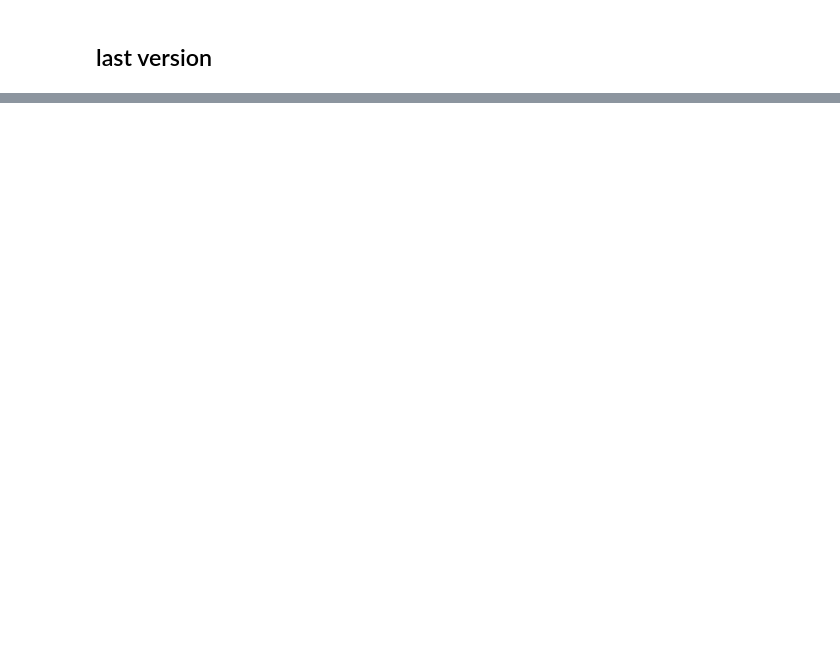
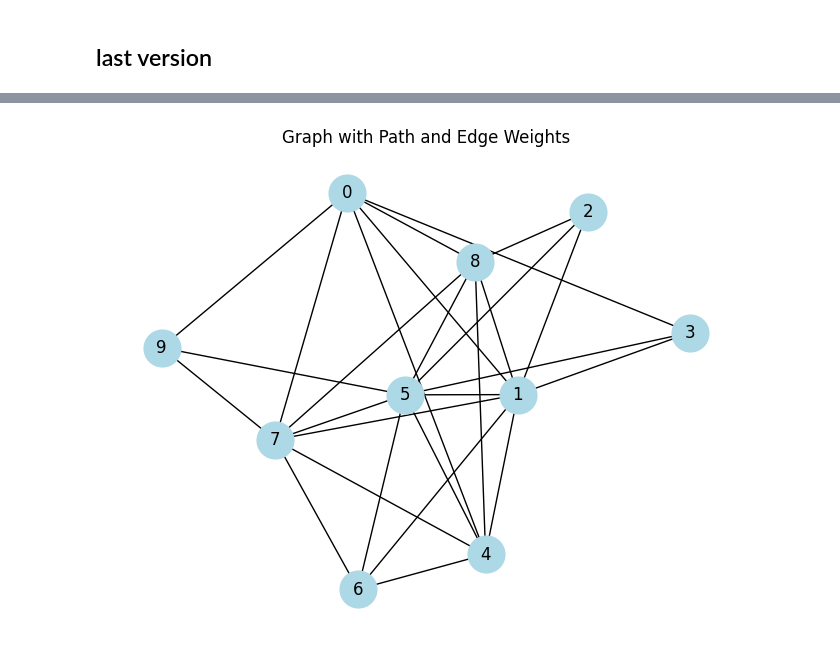
Before and after one commit to eraflo/AlgoAvancee, a Jupyter notebook: algo_fourmis.ipynb, the cells around one changed output, grey strips where cells are left out. Saved outputs shown, nothing was run; the diff lists cells and outputs as text; code cells hidden in the pictures; blank space fills up the shorter version.

Commit message:
algo_fourmis_version_final

```diff
--- a/algo_fourmis.ipynb
+++ b/algo_fourmis.ipynb
@@ -41,14 +42,13 @@ def deliver(D, r):
     """
     D[r[0]][r[1]] = 1
 # %%
-def check_delivery_done(D, R):
+def check_delivery_done(R, D):
     """
     Check if all the deliveries have been done.
     """
-    for i in range(len(D)):
-        for j in range(len(D[i])):
-            if D[i][j] == 1 and (i, j) in R:
-                return False
+    for request in R :
+        if request not in D:
+            return False
     return True
 # %%
 def connexity(A):
@@ -112,39 +112,44 @@ def generate_random_delivery_requests(cities, collect_points):
 # Constants for the ACO algorithm
 NB_FOURMIS = 100  # Number of ants
 NB_ITERATIONS = 100  # Number of iterations
-ALPHA = 2.0  # Influence of pheromones
+ALPHA = 1.0  # Influence of pheromones
 BETA = 2.0  # Influence of the heuristic (inverse of the distance)
 RHO = 0.5  # Pheromone evaporation rate
 Q = 100  # Quantity of pheromones deposited
 
 
-def initialize_pheromones(n, initial_pheromone):
-    return np.full((n, n), initial_pheromone)
+def initialize_pheromones(A,initial_pheromone):
+    n = len(A)
+    weights = np.random.uniform(initial_pheromone, initial_pheromone, (n, n))
+    weighted_graph = np.multiply(A, weights)
+    return weighted_graph
 
 def update_pheromones(pheromones, paths, deliveries):
     for path, cost in paths:
-        delivery_count = sum(1 for city in path if any(city in deliveries["delivery"][obj] for obj in deliveries["delivery"]))
+        delivery_count = sum(1 for city in path if any([city in deliveries for obj in deliveries]))
         for i, j in zip(path[:-1], path[1:]):
-            pheromones[i][j] += (Q / cost) * (delivery_count / len(deliveries["delivery"]))
+            pheromones[i][j] += (Q / cost) * (delivery_count / len(deliveries))
     pheromones *= (1 - RHO)
     return pheromones
 
-def construct_path(n, graph, pheromones, weights, deliveries, start_city, phi, Temp, amplitude, offset, frequency):
+def construct_path(graph, pheromones, weights, deliveries, start_city, phi, Temp, amplitude, offset, frequency):
+    n=len(graph)
     path = [start_city]  # Start at the initial city
     cost = 0
     visited = set([start_city])
-    collected_items = set()
+    collect_points = set()
     delivered_items = set()
 
     t = 0  # Initialize time for dynamic cost calculation
-
+    all_deliveries= [j for i,j in deliveries]
+    all_collect_points = [i for i,j in deliveries]
     while True:
         current = path[-1]
         choices = [i for i in range(n) if graph[current][i] > 0 and i not in visited]
 
         filtered_choices = []
         for i in choices:
-            if i in deliveries['delivery'] and any(item not in collected_items for item in deliveries['delivery'][i]):
+            if i in all_deliveries and any([item not in collect_points for item in all_collect_points]):
                 continue  # Skip delivery locations if the required items are not collected yet
             dynamic_cost = C(graph, phi, Temp, current, i, t, amplitude, offset, frequency)
             if dynamic_cost != float('inf'):
@@ -158,40 +163,47 @@ def construct_path(n, graph, pheromones, weights, deliveries, start_city, phi, T
 
         probabilities = [pheromones[current][i] ** ALPHA * (1.0 / weights[current][i]) ** BETA for i in filtered_choices]
         total = sum(probabilities)
-        probabilities = [p / total for p in probabilities]
-        next_city = rand.choices(filtered_choices, weights=probabilities, k=1)[0]
+        if total == 0:
+            next_city=start_city
+        else:
+            probabilities = [p / total for p in probabilities]
+            next_city = rand.choices(filtered_choices, weights=probabilities, k=1)[0]
 
         path.append(next_city)
         visited.add(next_city)
         cost += weights[current][next_city]  # Use actual weights for cost evaluation
 
         # Check and update collections and deliveries
-        if next_city in deliveries['pickup']:
-            collected_items.update(deliveries['pickup'][next_city])
+        if next_city in collect_points:
+            all_collect_points.update(next_city)
 
-        for item, locations in deliveries['delivery'].items():
-            if next_city in locations and item in collected_items:
-                deliver(delivered_items, item)
+        for item, location in deliveries:
+            if next_city == location and item in collect_points:
+                all_deliveries.append((item,location))
 
         t += 1
 
-        if check_delivery_done(delivered_items, deliveries['delivery']) and next_city == start_city:
+        if check_delivery_done(deliveries, all_deliveries) and next_city == start_city:
             break
 
     return path, cost
 
-def ant_colony_optimization(n, graph, weights, deliveries, phi, Temp, amplitude, offset, frequency):
+def ant_colony_optimization(graph, weights, deliveries, phi, Temp, amplitude, offset, frequency):
     start_city = rand.randint(0, n-1)
-    pheromones = initialize_pheromones(n, 0.1)
+    pheromones = initialize_pheromones(graph, 0.1)
+
+    all_deliveries= [j for i,j in deliveries]
+    all_collect_points = [i for i,j in deliveries]
     best_path, best_cost = None, float('inf')
+
     for _ in range(NB_ITERATIONS):
-        paths = [construct_path(n, graph, pheromones, weights, deliveries, start_city, phi, Temp, amplitude, offset, frequency) for _ in range(NB_FOURMIS)]
-        valid_paths = [(path, cost) for path, cost in paths if check_delivery_done(set(path), deliveries['delivery'])]
+        paths = [construct_path(graph, pheromones, weights, deliveries, start_city, phi, Temp, amplitude, offset, frequency) for _ in range(NB_FOURMIS)]
+        valid_paths = [(path, cost) for path, cost in paths if check_delivery_done(path, all_deliveries)]
         if valid_paths:
             path, cost = min(valid_paths, key=lambda x: x[1])
             if cost < best_cost:
                 best_path, best_cost = path, cost
-        update_pheromones(pheromones, valid_paths, deliveries)
+        update_pheromones(pheromones, valid_paths, all_deliveries)
     return best_path, best_cost, start_city
 
 def draw_graph_with_path_and_weights(graph, path, weights):
@@ -208,30 +220,26 @@ def draw_graph_with_path_and_weights(graph, path, weights):
     plt.show()
 
 if __name__ == '__main__':
-    n = 5
+    n = 10
     min_weight = 1
     max_weight = 10
-    phi = generate_random_symmetrical_weighted_graph(n, 0.5, 5)  # Initial phase
-    Temp = generate_random_symmetrical_weighted_graph(n, 0, 20)  # Initial random values
+    phi = generate_random_symetrical_weighted_graph(n, 0.5, 5)  # Initial phase
+    Temp = generate_random_symetrical_weighted_graph(n, 0, 20)  # Initial random values
     amplitude = 0.7
     offset = 0.3
     frequency = 0.5
 
     graph = generate_random_symetrical_boolean_graph(n)
-    weights = generate_random_symmetrical_weighted_graph(n, min_weight, max_weight)
+    weights = generate_random_symetrical_weighted_graph(n, min_weight, max_weight)
     collect_points = generate_random_collect_points(n)
-    deliveries = {
-        'pickup': {i: [i] for i, val in enumerate(collect_points) if val == 1},  # Create pickup points
-        'delivery': generate_random_delivery_requests(n, collect_points)
-    }
-
+    deliveries = generate_random_delivery_requests(n, collect_points)
     print("\n Deliveries:")
     for delivery in deliveries:
-        print(f"Object {int(delivery[0])} can be picked up from cities: {int(delivery[1])}")
+        print(f"Object from city {int(delivery[0])} need to be deliver in city: {int(delivery[1])}")
 
 
 
-    best_path, best_cost, start_city = ant_colony_optimization(n, graph, weights, deliveries, phi, Temp, amplitude, offset, frequency)
+    best_path, best_cost, start_city = ant_colony_optimization(graph, weights, deliveries, phi, Temp, amplitude, offset, frequency)
     if best_path is not None:
         print("\nBest path starting from city", start_city, ":", best_path)
         print("Cost of best path:", best_cost)
@@ -246,0 +273 @@ ValueError: invalid literal for int() with base 10: 'p'
+[figure, added]
```
Also changed, not shown: parts of 11 cells of this notebook.
